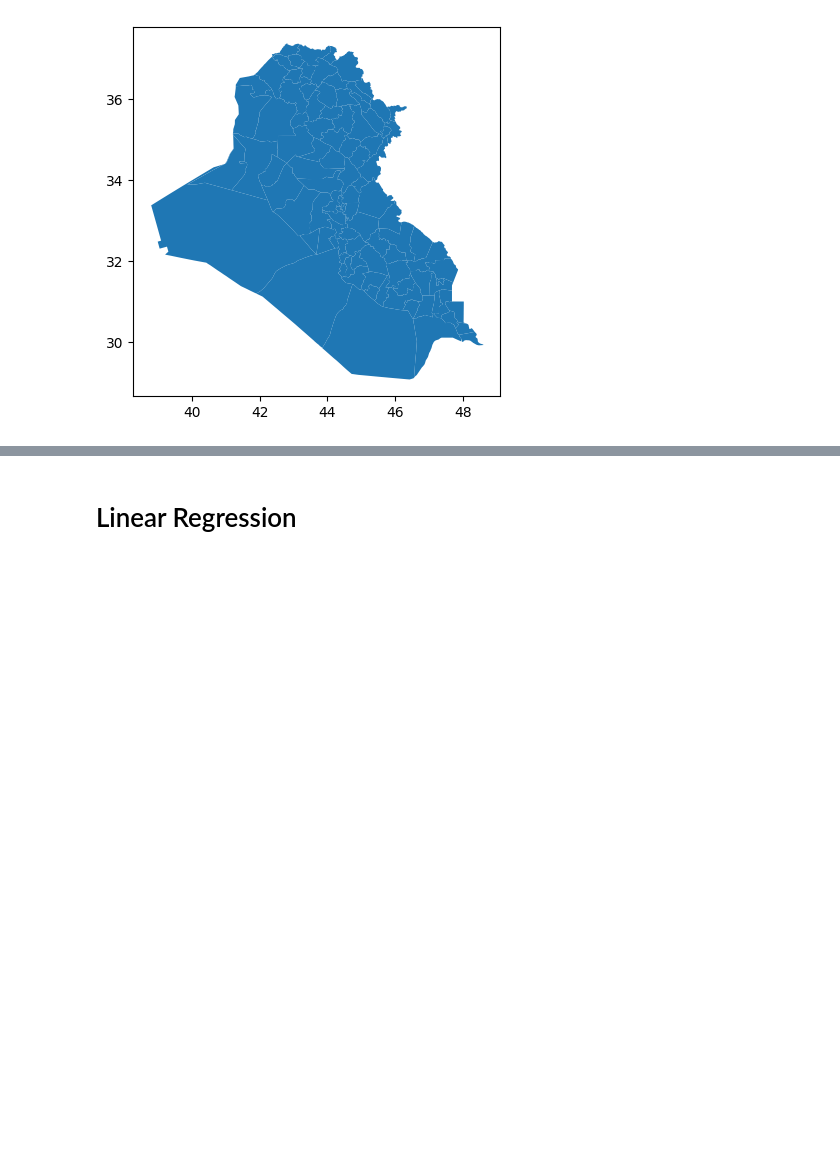
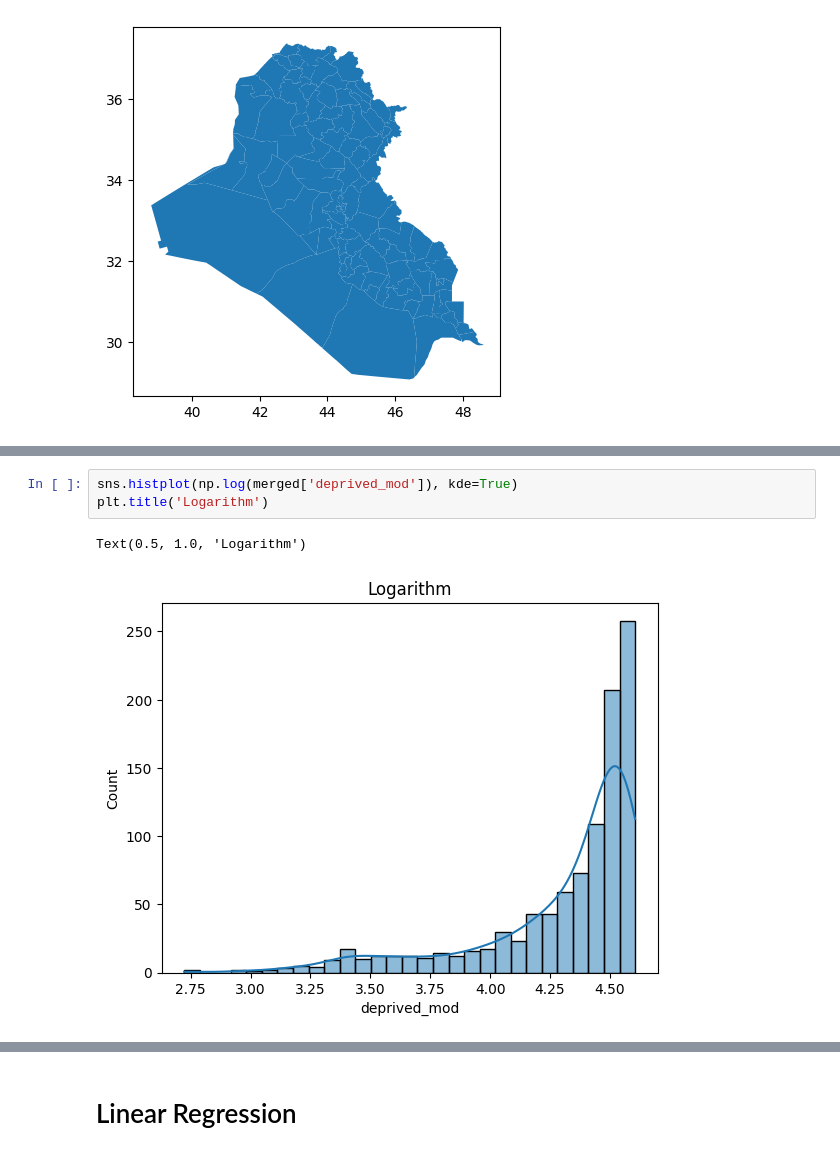
Before and after one commit to marinavicini/child_poverty_iraq, a Jupyter notebook: notebooks/2.0_mv_model-deprived-sev.ipynb, the cells around one changed output, grey strips where cells are left out. Cells and saved outputs as stored; diff of their text form; blank space fills up the shorter version.

```diff
--- a/notebooks/2.0_mv_model-deprived-sev.ipynb
+++ b/notebooks/2.0_mv_model-deprived-sev.ipynb
@@ -36,0 +50,6 @@ The file '../data/interim/IRQ_mosaiks_ADM2.csv' exists.
+# %%
+sns.histplot(np.log(merged['deprived_mod']), kde=True)
+plt.title('Logarithm')
+# %% [output]
+Text(0.5, 1.0, 'Logarithm')
+[figure, added]
```
Also changed, not shown: parts of 44 cells of this notebook, 2 other files.
